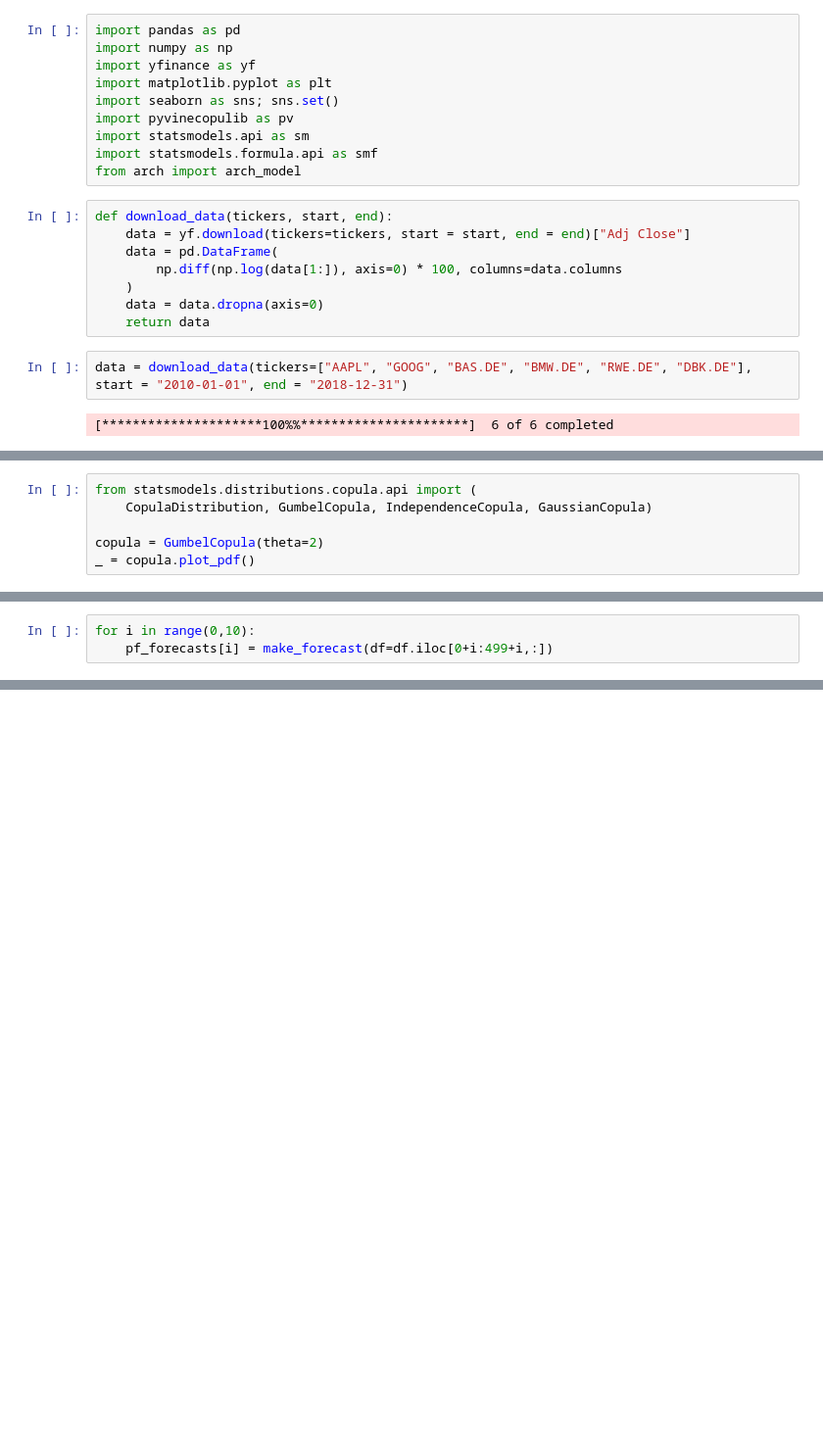
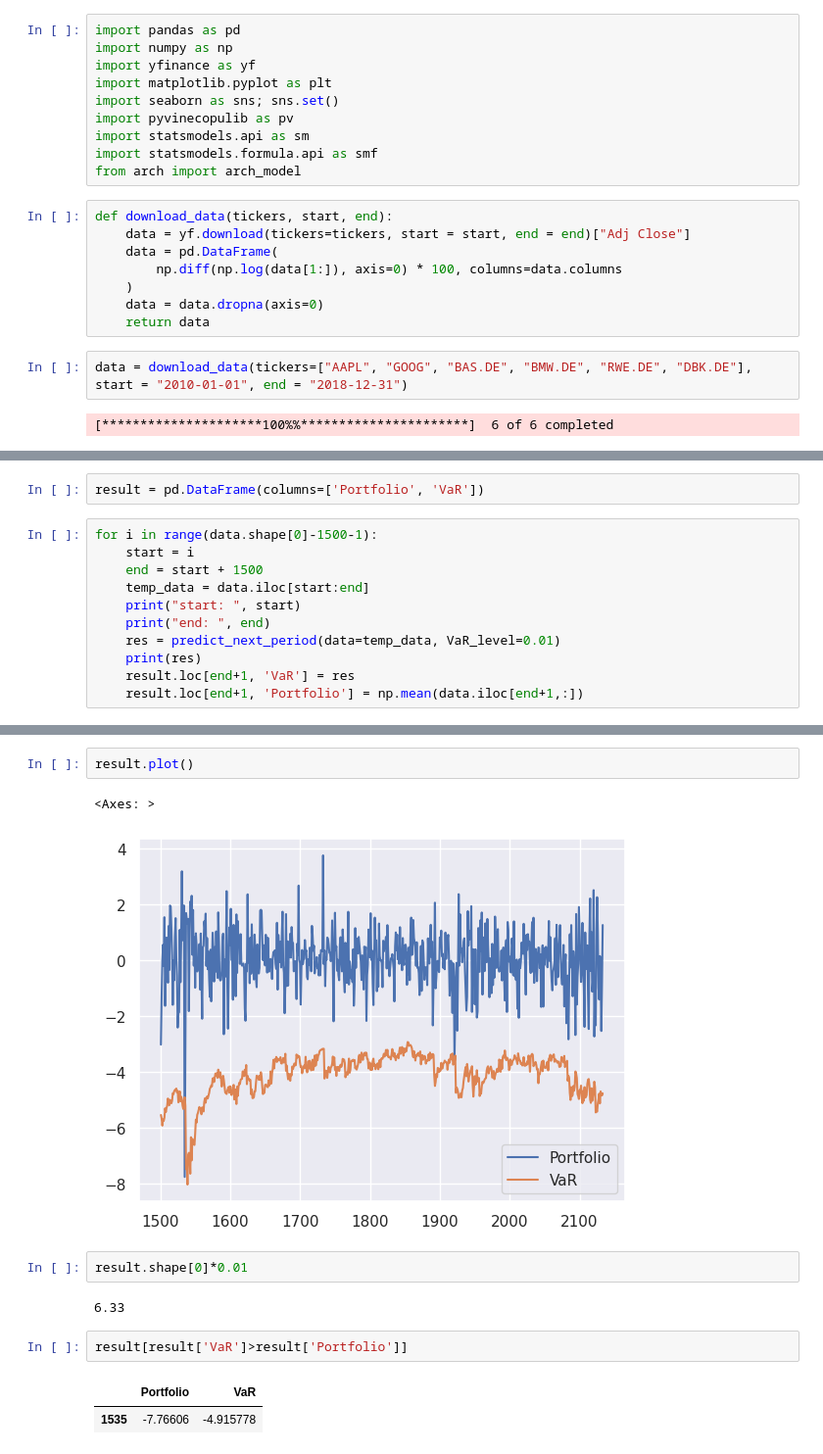
Before and after one commit to memlein/Copula-GARCH-for-Value-at-Risk-Prediction, a Jupyter notebook: VaR.ipynb, the cells around one changed output, grey strips where cells are left out. Shown: that part at 98% size. Cells and saved outputs as stored; diff of their text form; blank space fills up the shorter version.

```diff
--- a/VaR.ipynb
+++ b/VaR.ipynb
@@ -179,6 +22,0 @@ test = statsmodels.distributions.copula.elliptical.Copula
-# %%
-from statsmodels.distributions.copula.api import (
-    CopulaDistribution, GumbelCopula, IndependenceCopula, GaussianCopula)
-
-copula = GumbelCopula(theta=2)
-_ = copula.plot_pdf()
@@ -356,3 +22,0 @@ pf_forecasts = pd.Series()
-# %%
-for i in range(0,10):
-    pf_forecasts[i] = make_forecast(df=df.iloc[0+i:499+i,:])
@@ -396,0 +115,13 @@ pd.DataFrame([pf_actual, pf_forecasts]).T.plot();
+# %%
+result = pd.DataFrame(columns=['Portfolio', 'VaR'])
+# %%
+for i in range(data.shape[0]-1500-1):
+    start = i
+    end = start + 1500
+    temp_data = data.iloc[start:end]
+    print("start: ", start)
+    print("end: ", end)
+    res = predict_next_period(data=temp_data, VaR_level=0.01)
+    print(res)
+    result.loc[end+1, 'VaR'] = res
+    result.loc[end+1, 'Portfolio'] = np.mean(data.iloc[end+1,:])
@@ -396,0 +146,14 @@ pd.DataFrame([pf_actual, pf_forecasts]).T.plot();
+# %%
+result.plot()
+# %% [output]
+<Axes: >
+[figure, added]
+# %%
+result.shape[0]*0.01
+# %% [output]
+6.33
+# %%
+result[result['VaR']>result['Portfolio']]
+# %% [output]
+|  | Portfolio | VaR |
+| 1535 | -7.76606 | -4.915778 |
```
Also changed, not shown: parts of 70 cells of this notebook.
